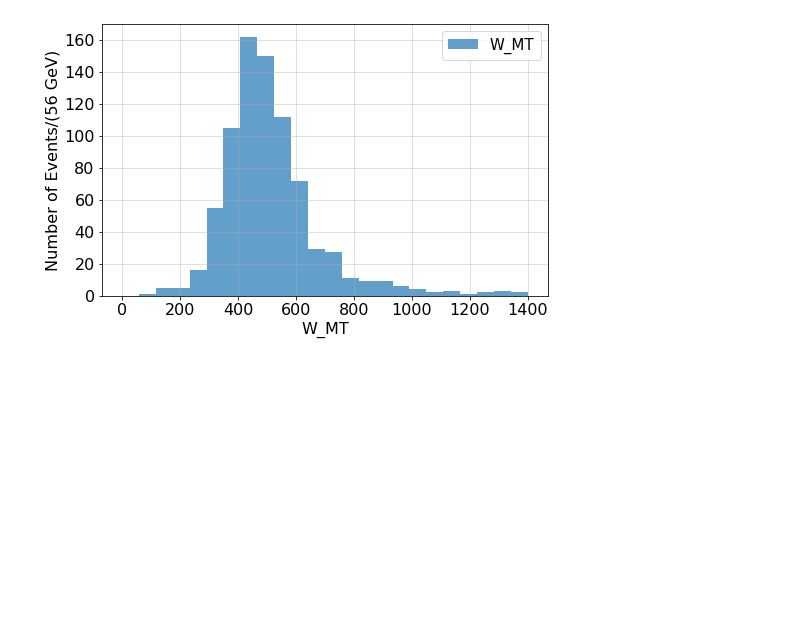
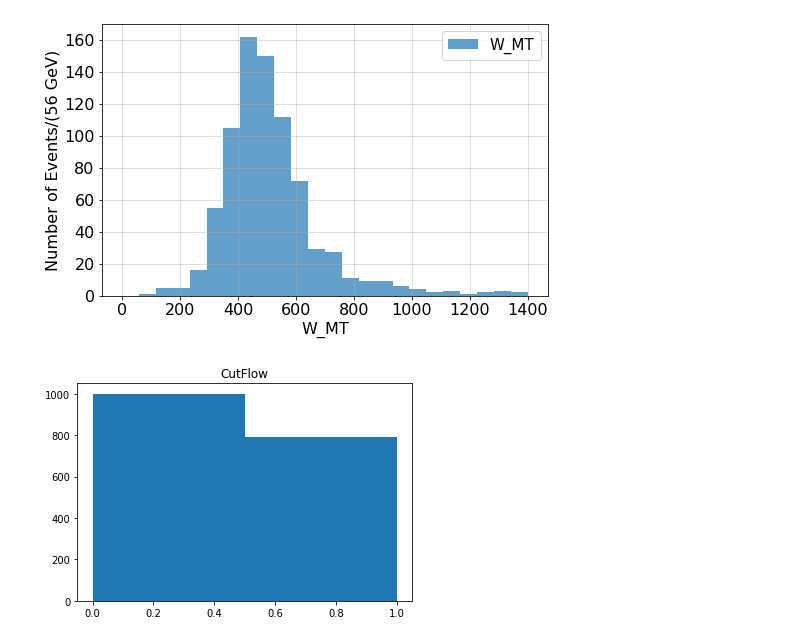
Before and after one commit to JW-corp/J.W_Analysis, a Jupyter notebook: Uproot/Delphes/Uproot4_delphes.ipynb, the cells around one changed output. Saved outputs shown, nothing was run; the diff lists cells and outputs as text; code cells hidden in the pictures; blank space fills up the shorter version.

```diff
--- a/Uproot/Delphes/Uproot4_delphes.ipynb
+++ b/Uproot/Delphes/Uproot4_delphes.ipynb
@@ -191,3 +199,12 @@ draw(ak.flatten(MET.MET),'MET_PT',0,800,25)
 draw(ak.flatten(MT),'W_MT',0,1400,25)
 # %% [output]
 [figure]
+# %%
+cutflow = np.concatenate([cut0,cut1])
+plt.title('CutFlow')
+plt.hist(cutflow,bins=2)
+plt.show()
+# 0 --> No cut
+# 1 --> Electron selection
+# %% [output]
+[figure, added]
```
Also changed, not shown: parts of 4 cells of this notebook, 1 other file.
